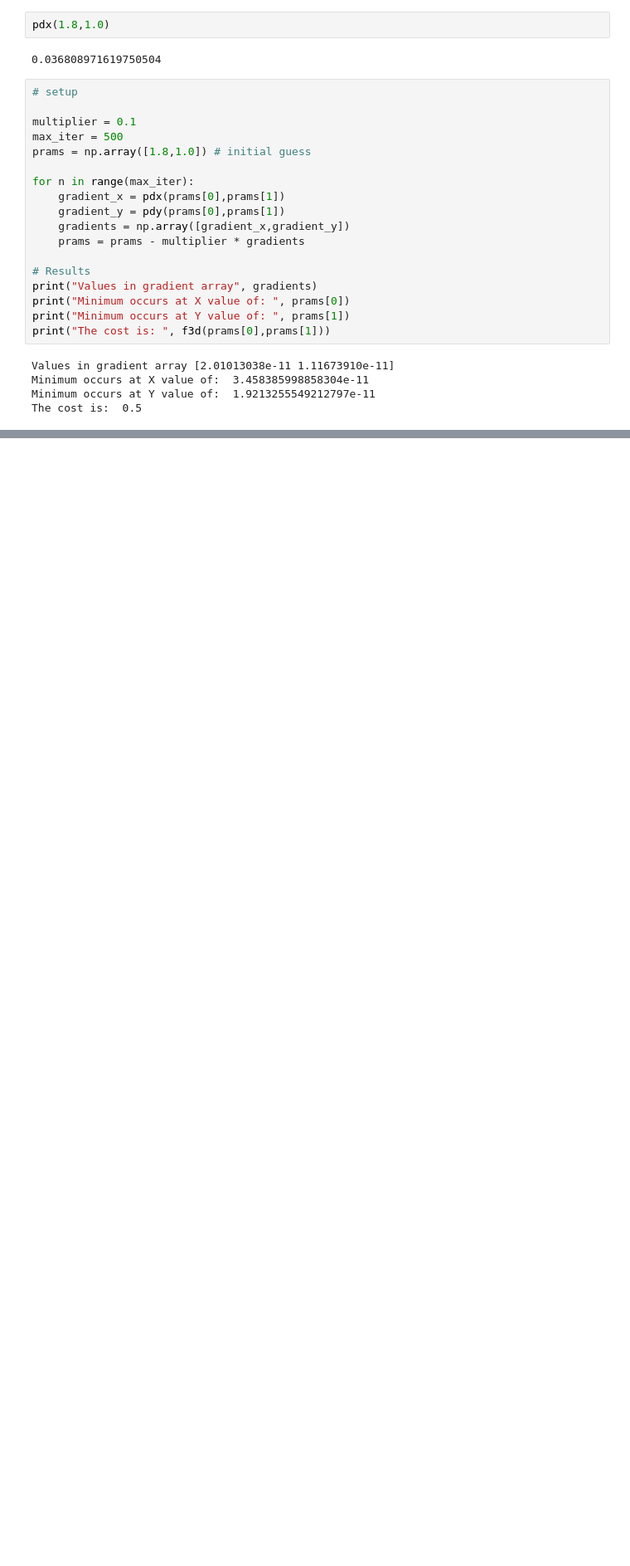
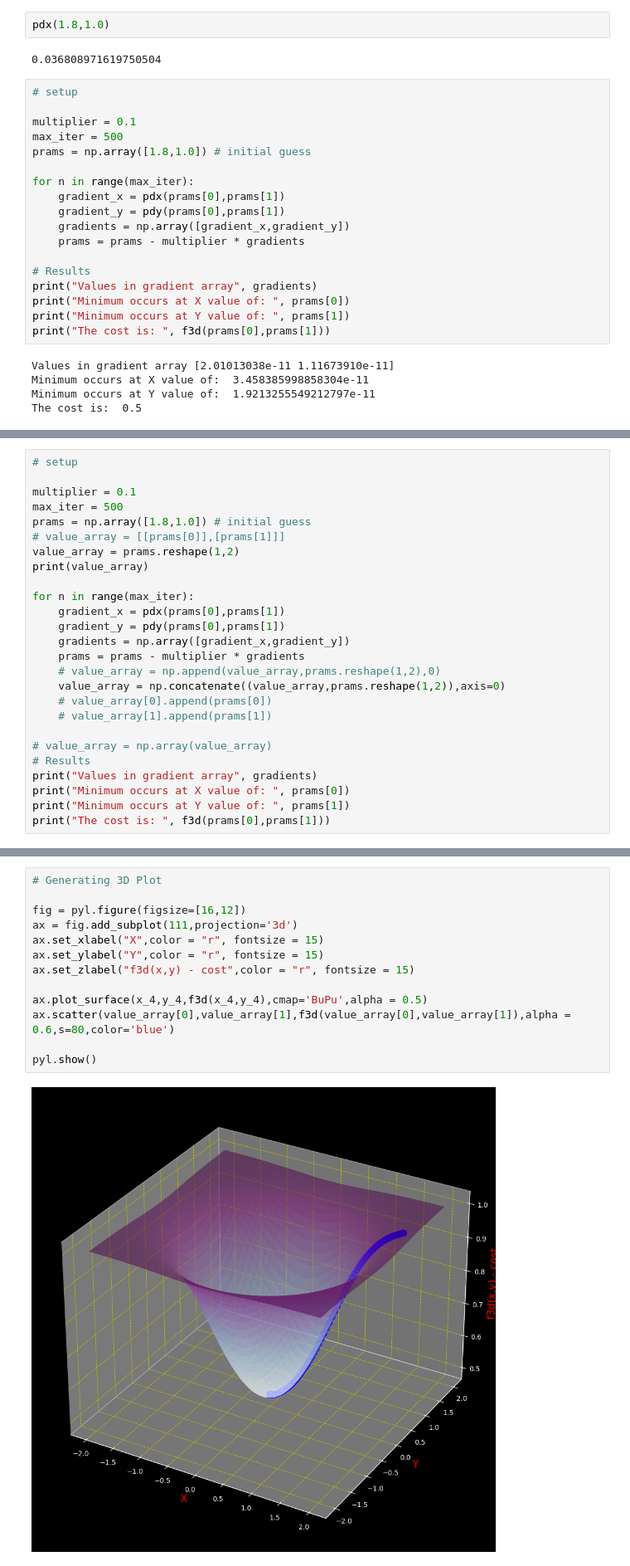
Before and after one commit to khushalpapnai/GEN-AI, a Jupyter notebook: DS - ML - AI - gen/Algorithm/gradientDescent.ipynb, the cells around one changed output, grey strips where cells are left out. Shown at 83% size. Saved outputs shown, nothing was run; the diff lists cells and outputs as text; blank space fills up the shorter version.

Commit message:
Graphing 3D GD

```diff
--- a/DS - ML - AI - gen/Algorithm/gradientDescent.ipynb
+++ b/DS - ML - AI - gen/Algorithm/gradientDescent.ipynb
@@ -672,0 +676,26 @@ The cost is:  0.5
+# %%
+# setup
+
+multiplier = 0.1
+max_iter = 500
+prams = np.array([1.8,1.0]) # initial guess
+# value_array = [[prams[0]],[prams[1]]]
+value_array = prams.reshape(1,2)
+print(value_array)
+
+for n in range(max_iter):
+    gradient_x = pdx(prams[0],prams[1])
+    gradient_y = pdy(prams[0],prams[1])
+    gradients = np.array([gradient_x,gradient_y])
+    prams = prams - multiplier * gradients
+    # value_array = np.append(value_array,prams.reshape(1,2),0)
+    value_array = np.concatenate((value_array,prams.reshape(1,2)),axis=0)
+    # value_array[0].append(prams[0])
+    # value_array[1].append(prams[1])
+
+# value_array = np.array(value_array)
+# Results
+print("Values in gradient array", gradients)
+print("Minimum occurs at X value of: ", prams[0])
+print("Minimum occurs at Y value of: ", prams[1])
+print("The cost is: ", f3d(prams[0],prams[1]))
@@ -672,0 +708,15 @@ The cost is:  0.5
+# %%
+# Generating 3D Plot
+
+fig = pyl.figure(figsize=[16,12])
+ax = fig.add_subplot(111,projection='3d')
+ax.set_xlabel("X",color = "r", fontsize = 15)
+ax.set_ylabel("Y",color = "r", fontsize = 15)
+ax.set_zlabel("f3d(x,y) - cost",color = "r", fontsize = 15)
+
+ax.plot_surface(x_4,y_4,f3d(x_4,y_4),cmap='BuPu',alpha = 0.5)
+ax.scatter(value_array[0],value_array[1],f3d(value_array[0],value_array[1]),alpha = 0.6,s=80,color='blue')
+
+pyl.show()
+# %% [output]
+[figure, added]
```
Also changed, not shown: parts of 6 cells of this notebook.
